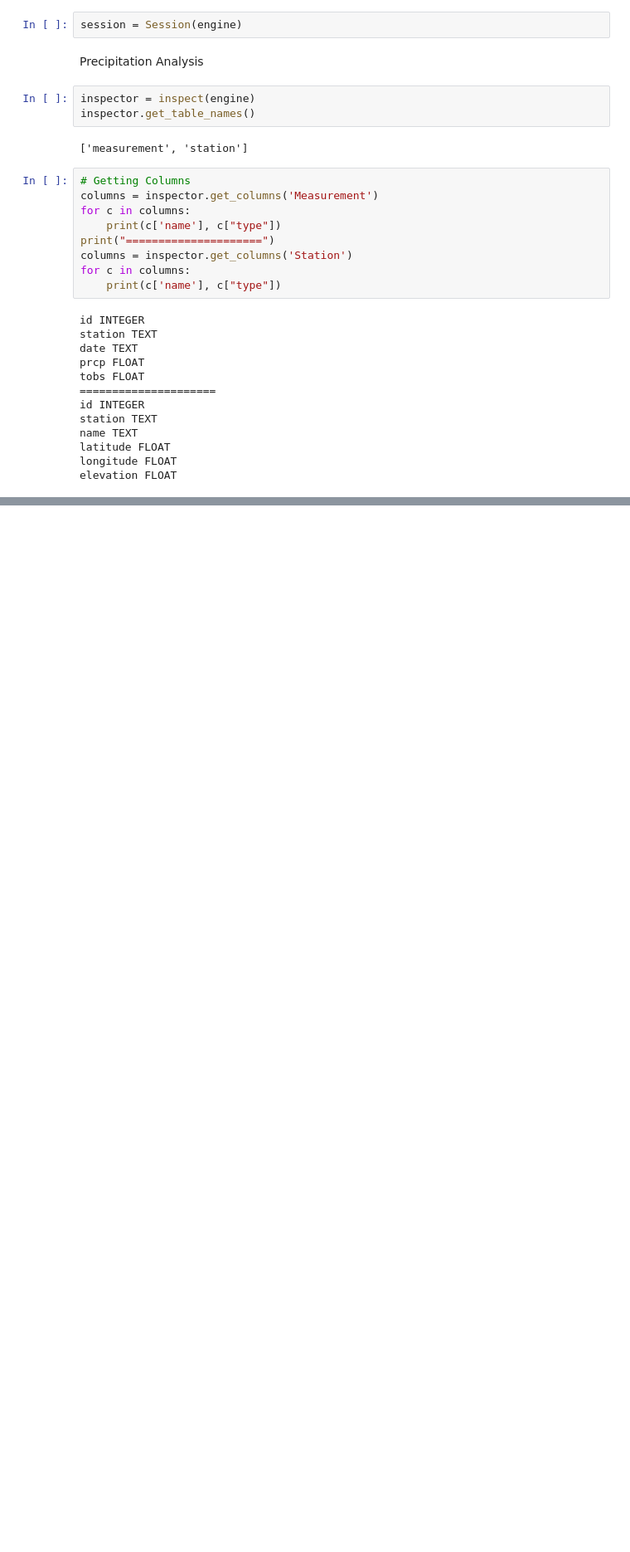
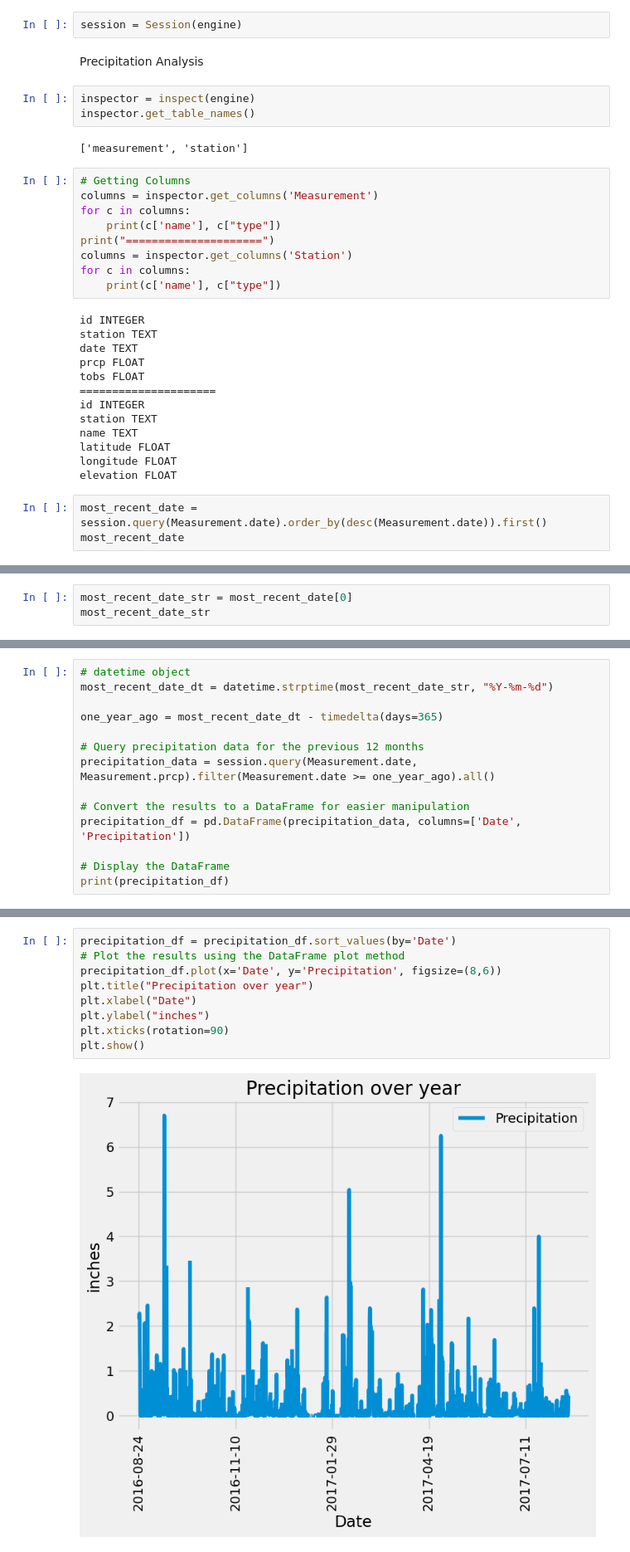
Before and after one commit to Ethan-sev/sqlalchemy-challenge, a Jupyter notebook: Surfs_up/Climate.ipynb, the cells around one changed output, grey strips where cells are left out. Shown at 83% size. Drawn from its saved outputs; the diff is of its cells as text; blank space fills up the shorter version.

```diff
--- a/Surfs_up/Climate.ipynb
+++ b/Surfs_up/Climate.ipynb
@@ -53,3 +54,6 @@ name TEXT
 latitude FLOAT
 longitude FLOAT
 elevation FLOAT
+# %%
+most_recent_date = session.query(Measurement.date).order_by(desc(Measurement.date)).first()
+most_recent_date
@@ -55,0 +62,3 @@ elevation FLOAT
+# %%
+most_recent_date_str = most_recent_date[0]
+most_recent_date_str
@@ -55,0 +67,14 @@ elevation FLOAT
+# %%
+# datetime object
+most_recent_date_dt = datetime.strptime(most_recent_date_str, "%Y-%m-%d")
+
+one_year_ago = most_recent_date_dt - timedelta(days=365)
+
+# Query precipitation data for the previous 12 months
+precipitation_data = session.query(Measurement.date, Measurement.prcp).filter(Measurement.date >= one_year_ago).all()
+
+# Convert the results to a DataFrame for easier manipulation
+precipitation_df = pd.DataFrame(precipitation_data, columns=['Date', 'Precipitation'])
+
+# Display the DataFrame
+print(precipitation_df)
@@ -55,0 +96,11 @@ elevation FLOAT
+# %%
+precipitation_df = precipitation_df.sort_values(by='Date')
+# Plot the results using the DataFrame plot method
+precipitation_df.plot(x='Date', y='Precipitation', figsize=(8,6))
+plt.title("Precipitation over year")
+plt.xlabel("Date")
+plt.ylabel("inches")
+plt.xticks(rotation=90)
+plt.show()
+# %% [output]
+[figure, added]
```
Also changed, not shown: parts of 5 cells of this notebook.
